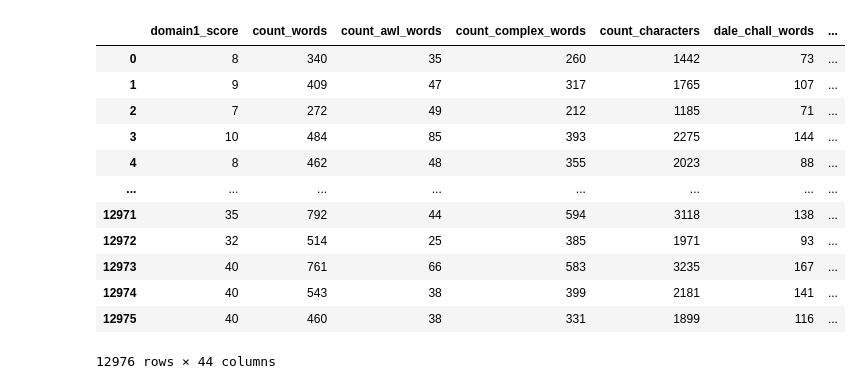
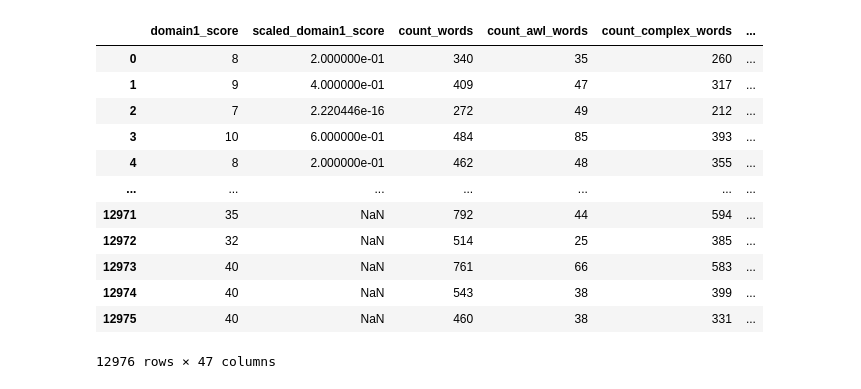
Before and after one commit to adebowalep/EssayRatingPrediction, a Jupyter notebook: src/anthony_test.ipynb, the cells around one changed output. Drawn from its saved outputs; the diff is of its cells as text; code cells hidden in the pictures.

```diff
--- a/src/anthony_test.ipynb
+++ b/src/anthony_test.ipynb
@@ -209,22 +206,22 @@ step 12/13
 
 # df_test
 # %%
-df_test = df_test.drop(columns=["essay", "essay_id", "essay_set", "essay_tokens", "essay_tokens_wo_stopwords", "lemmatized_essay"])
-df_test
+# df_test = df_test.drop(columns=["essay", "essay_id", "essay_set", "essay_tokens", "essay_tokens_wo_stopwords", "lemmatized_essay"])
+# df_test
 # %% [output]
-|  | domain1_score | count_words | count_awl_words | count_complex_words | count_characters | dale_chall_words | ... |
-| 0 | 8 | 340 | 35 | 260 | 1442 | 73 | ... |
-| 1 | 9 | 409 | 47 | 317 | 1765 | 107 | ... |
-| 2 | 7 | 272 | 49 | 212 | 1185 | 71 | ... |
-| 3 | 10 | 484 | 85 | 393 | 2275 | 144 | ... |
-| 4 | 8 | 462 | 48 | 355 | 2023 | 88 | ... |
-| ... | ... | ... | ... | ... | ... | ... | ... |
-| 12971 | 35 | 792 | 44 | 594 | 3118 | 138 | ... |
-| 12972 | 32 | 514 | 25 | 385 | 1971 | 93 | ... |
-| 12973 | 40 | 761 | 66 | 583 | 3235 | 167 | ... |
-| 12974 | 40 | 543 | 38 | 399 | 2181 | 141 | ... |
-| 12975 | 40 | 460 | 38 | 331 | 1899 | 116 | ... |
+|  | domain1_score | scaled_domain1_score | count_words | count_awl_words | count_complex_words | ... |
+| 0 | 8 | 2.000000e-01 | 340 | 35 | 260 | ... |
+| 1 | 9 | 4.000000e-01 | 409 | 47 | 317 | ... |
+| 2 | 7 | 2.220446e-16 | 272 | 49 | 212 | ... |
+| 3 | 10 | 6.000000e-01 | 484 | 85 | 393 | ... |
+| 4 | 8 | 2.000000e-01 | 462 | 48 | 355 | ... |
+| ... | ... | ... | ... | ... | ... | ... |
+| 12971 | 35 | NaN | 792 | 44 | 594 | ... |
+| 12972 | 32 | NaN | 514 | 25 | 385 | ... |
+| 12973 | 40 | NaN | 761 | 66 | 583 | ... |
+| 12974 | 40 | NaN | 543 | 38 | 399 | ... |
+| 12975 | 40 | NaN | 460 | 38 | 331 | ... |
-12976 rows × 44 columns
+12976 rows × 47 columns
 # %%
 df_test.columns
 # %% [output]
```
Also changed, not shown: parts of 14 cells of this notebook, 6 other files.
